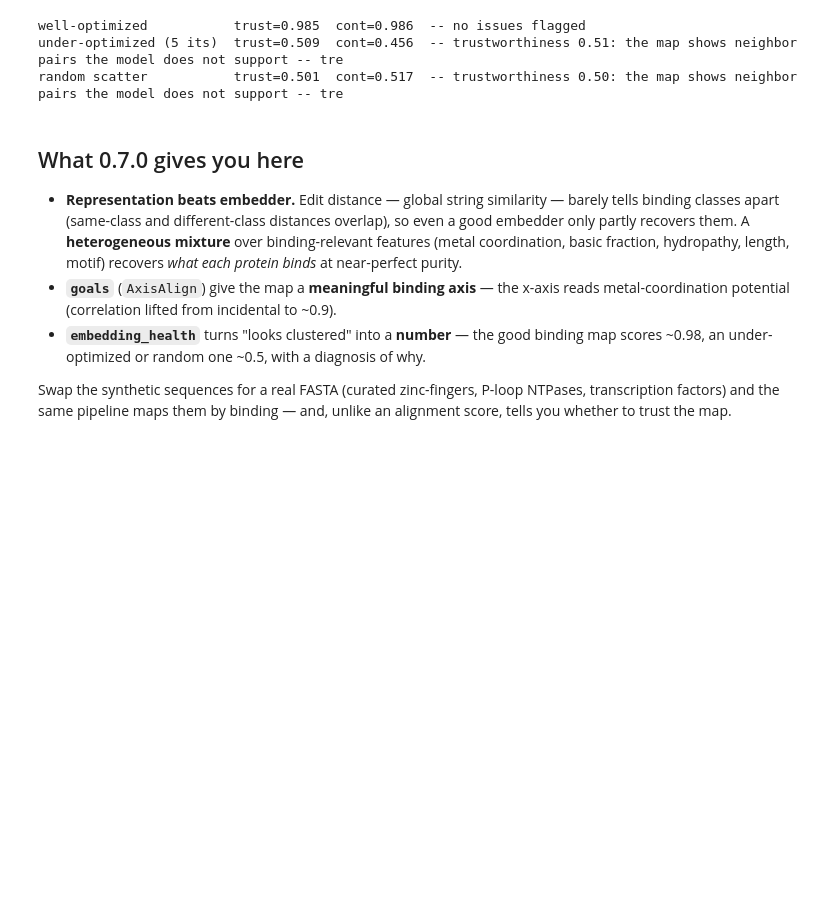
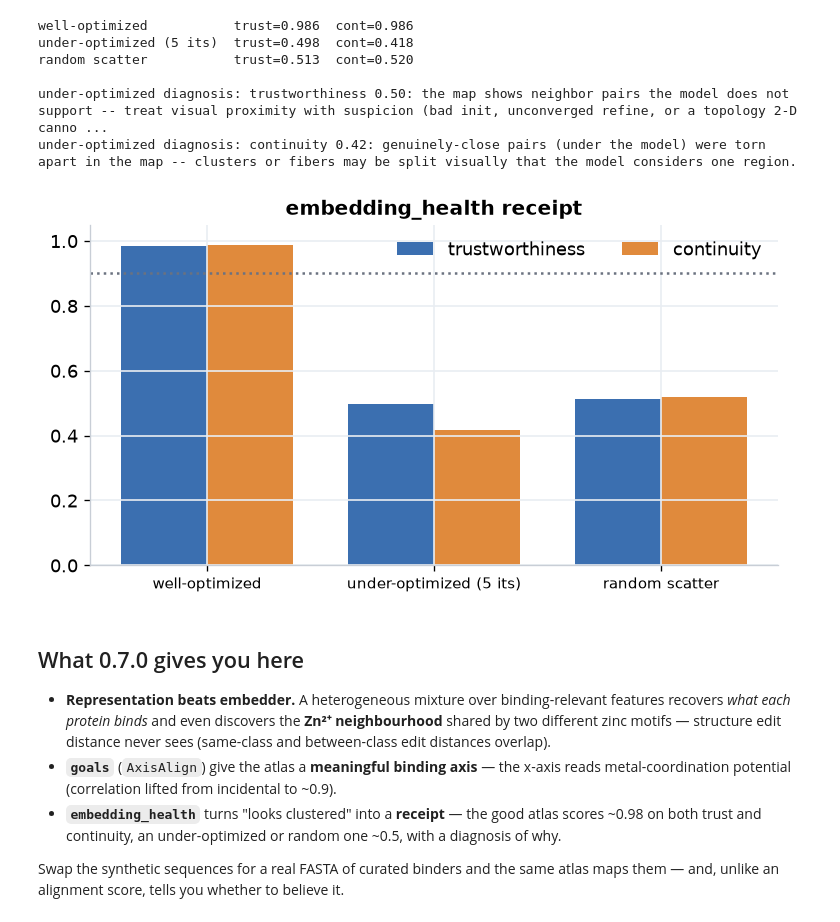
Before and after one commit to gmboquet/mixle-notebooks, a Jupyter notebook: notebooks/tutorials/embedding_with_htsne.ipynb, the cells around one changed output. Cells and saved outputs as stored; diff of their text form; code cells hidden in the pictures; blank space fills up the shorter version.

```diff
--- a/notebooks/tutorials/embedding_with_htsne.ipynb
+++ b/notebooks/tutorials/embedding_with_htsne.ipynb
@@ -194,29 +219,43 @@ under-optimized one, and a random scatter.
 # %%
 from mixle.utils.hvis import embedding_health
 
-good = htsne(proteins, seed=1, perplexity=20, mix_model=mix, max_its=1000, out=io.StringIO())
-undercooked = htsne(proteins, seed=1, perplexity=20, mix_model=mix, max_its=5, out=io.StringIO())
+good = htsne(proteins, seed=1, perplexity=25, mix_model=mix, max_its=1000, out=io.StringIO())
+undercooked = htsne(proteins, seed=1, perplexity=25, mix_model=mix, max_its=5, out=io.StringIO())
 scramble = np.random.RandomState(0).randn(len(proteins), 2)
+
+rows = []
 for name, Y in [('well-optimized', good), ('under-optimized (5 its)', undercooked), ('random scatter', scramble)]:
-    h = embedding_health(Y, mix, proteins)
-    issues = '; '.join(h['diagnosis']) if h['diagnosis'] else 'no issues flagged'
-    print('%-24s trust=%.3f  cont=%.3f  -- %s' % (name, h['trustworthiness'], h['continuity'], issues[:84]))
+    h = embedding_health(Y, mix, proteins); rows.append((name, h))
+    print('%-24s trust=%.3f  cont=%.3f' % (name, h['trustworthiness'], h['continuity']))
+print()
+for line in rows[1][1]['diagnosis']:
+    print('under-optimized diagnosis:', line)
+
+fig, ax = plt.subplots(figsize=(6.4, 3.6))
+x = np.arange(len(rows)); w = 0.38
+ax.bar(x - w/2, [h['trustworthiness'] for _, h in rows], w, color='#3b6fb0', label='trustworthiness')
+ax.bar(x + w/2, [h['continuity'] for _, h in rows], w, color='#e08a3c', label='continuity')
+ax.set_xticks(x); ax.set_xticklabels([n for n, _ in rows], fontsize=9); ax.set_ylim(0, 1.05)
+ax.axhline(0.9, ls=':', c='#6b7280'); ax.set_title('embedding_health receipt'); ax.legend(ncol=2)
+plt.tight_layout(); plt.show()
 # %% [output]
-well-optimized           trust=0.985  cont=0.986  -- no issues flagged
-under-optimized (5 its)  trust=0.509  cont=0.456  -- trustworthiness 0.51: the map shows neighbor pairs the model does not support -- tre
-random scatter           trust=0.501  cont=0.517  -- trustworthiness 0.50: the map shows neighbor pairs the model does not support -- tre
+well-optimized           trust=0.986  cont=0.986
+under-optimized (5 its)  trust=0.498  cont=0.418
+random scatter           trust=0.513  cont=0.520
+
+under-optimized diagnosis: trustworthiness 0.50: the map shows neighbor pairs the model does not support -- treat visual proximity with suspicion (bad init, unconverged refine, or a topology 2-D canno ...
+under-optimized diagnosis: continuity 0.42: genuinely-close pairs (under the model) were torn apart in the map -- clusters or fibers may be split visually that the model considers one region.
+[figure, added]
 # %% [markdown]
 ## What 0.7.0 gives you here
 
-* **Representation beats embedder.** Edit distance — global string similarity — barely tells binding
-  classes apart (same-class and different-class distances overlap), so even a good embedder only partly
-  recovers them. A **heterogeneous mixture** over binding-relevant features (metal coordination, basic
-  fraction, hydropathy, length, motif) recovers *what each protein binds* at near-perfect purity.
-* **`goals`** (`AxisAlign`) give the map a **meaningful binding axis** — the x-axis reads
+* **Representation beats embedder.** A heterogeneous mixture over binding-relevant features recovers
+  *what each protein binds* and even discovers the **Zn²⁺ neighbourhood** shared by two different zinc
+  motifs — structure edit distance never sees (same-class and between-class edit distances overlap).
+* **`goals`** (`AxisAlign`) give the atlas a **meaningful binding axis** — the x-axis reads
   metal-coordination potential (correlation lifted from incidental to ~0.9).
-* **`embedding_health`** turns "looks clustered" into a **number** — the good binding map scores ~0.98,
-  an under-optimized or random one ~0.5, with a diagnosis of why.
+* **`embedding_health`** turns "looks clustered" into a **receipt** — the good atlas scores ~0.98 on
+  both trust and continuity, an under-optimized or random one ~0.5, with a diagnosis of why.
 
-Swap the synthetic sequences for a real FASTA (curated zinc-fingers, P-loop NTPases, transcription
-factors) and the same pipeline maps them by binding — and, unlike an alignment score, tells you whether
-to trust the map.
+Swap the synthetic sequences for a real FASTA of curated binders and the same atlas maps them — and,
+unlike an alignment score, tells you whether to believe it.
```
Also changed, not shown: parts of 16 cells of this notebook, 1 other file.
